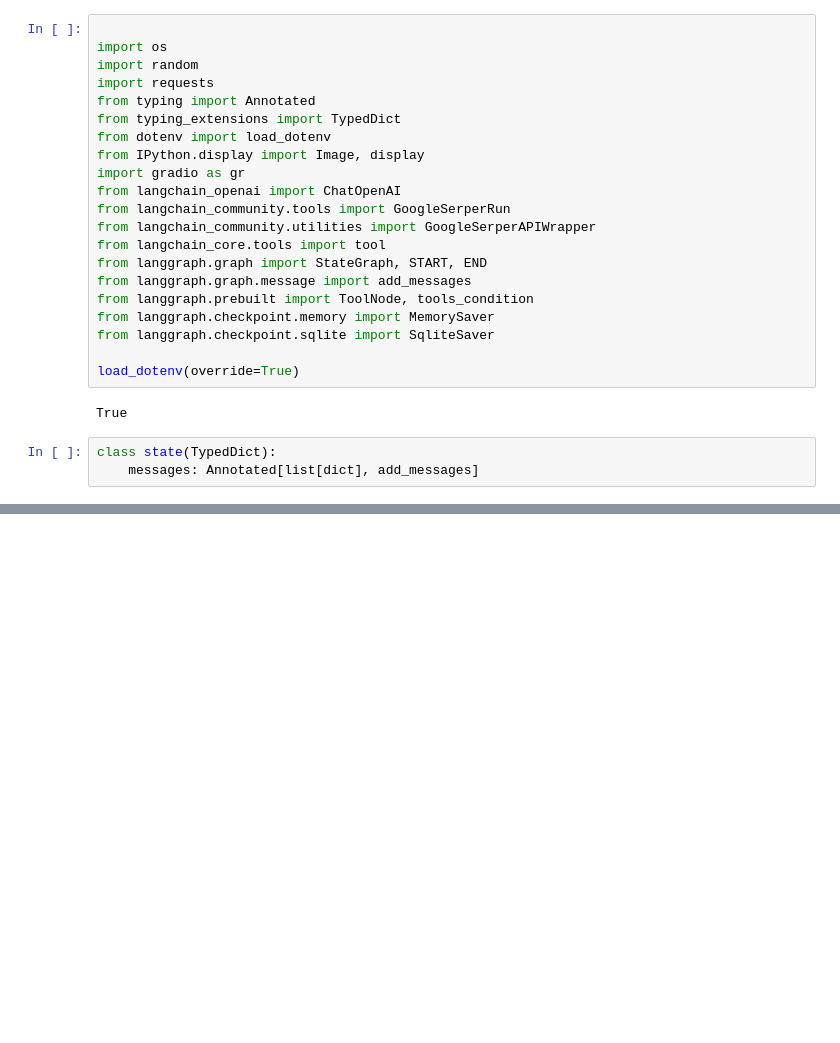
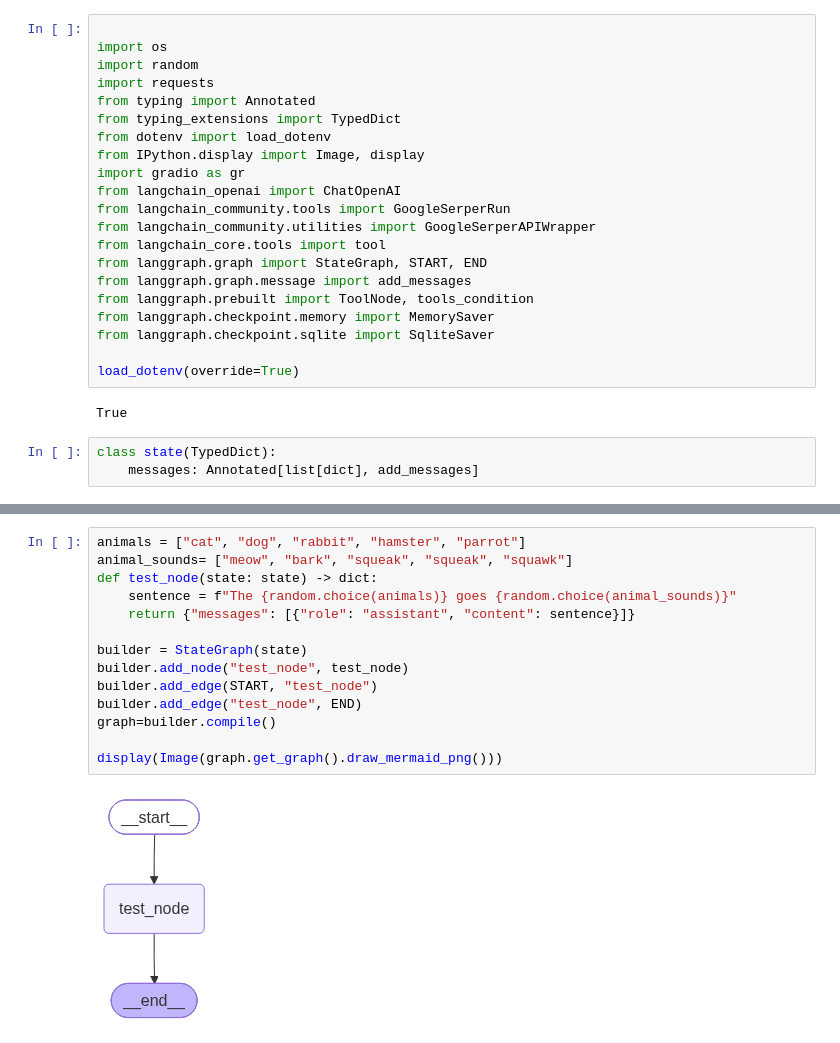
Before and after one commit to thulasiramd2000/AI-Agentic-Implementation, a Jupyter notebook: Langchain_&_Langraph/Langraph.ipynb, the cells around one changed output, grey strips where cells are left out. Drawn from its saved outputs; the diff is of its cells as text; blank space fills up the shorter version.

```diff
--- a/Langchain_&_Langraph/Langraph.ipynb
+++ b/Langchain_&_Langraph/Langraph.ipynb
@@ -26,0 +47,16 @@ class state(TypedDict):
+# %%
+animals = ["cat", "dog", "rabbit", "hamster", "parrot"]
+animal_sounds= ["meow", "bark", "squeak", "squeak", "squawk"]
+def test_node(state: state) -> dict:
+    sentence = f"The {random.choice(animals)} goes {random.choice(animal_sounds)}"
+    return {"messages": [{"role": "assistant", "content": sentence}]}
+
+builder = StateGraph(state)
+builder.add_node("test_node", test_node)
+builder.add_edge(START, "test_node")
+builder.add_edge("test_node", END)
+graph=builder.compile()
+
+display(Image(graph.get_graph().draw_mermaid_png()))
+# %% [output]
+[figure, added]
```
Also changed, not shown: parts of 9 cells of this notebook.
